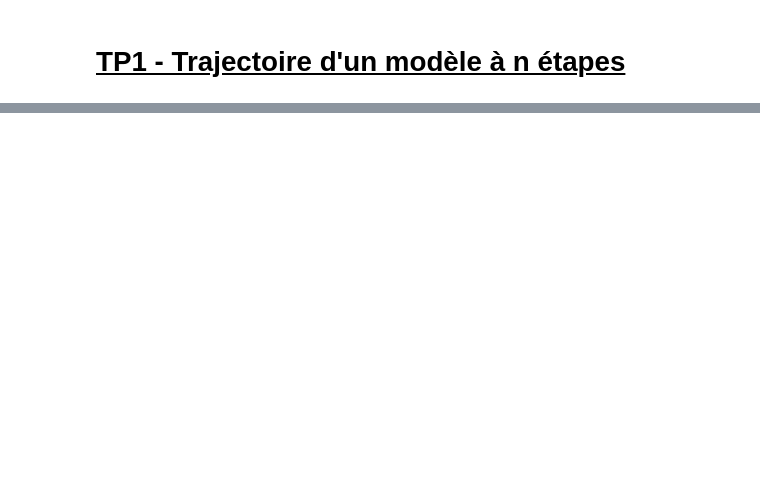
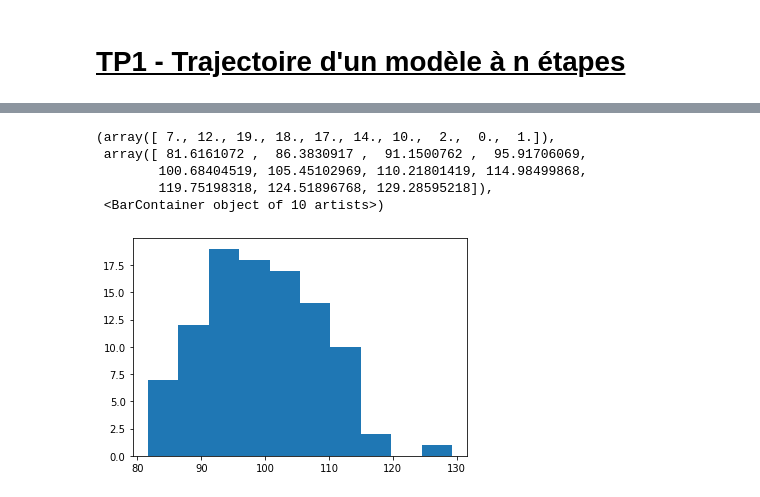
Before and after one commit to E-Isnard/Polytech, a Jupyter notebook: Finance/TP1_MMDFA.ipynb, the cells around one changed output, grey strips where cells are left out. Cells and saved outputs as stored; diff of their text form; code cells hidden in the pictures; blank space fills up the shorter version.

```diff
--- a/Finance/TP1_MMDFA.ipynb
+++ b/Finance/TP1_MMDFA.ipynb
@@ -66,10 +66,10 @@ plt.show()
 # trajectoires aléatoires sur cet arbre
 M = 100 # nb de trajectoires
 p = 0.6 # paramètre Bernoulli
-A = ???????(1, p, (n,M)) # tirages aléatoires de M trajectoires de n étapes
-J = ???????(A,axis=0) # nombre de up cumulatif
+A = np.random.binomial(1,p,(n,M)) # tirages aléatoires de M trajectoires de n étapes
+J = np.cumsum(A,axis=0) # nombre de up cumulatif
 P = np.zeros((n+1,M)) # matrice des prix correspondants
 for m in range(M):
-    P[0,m] = ??
+    P[0,m] = S0
     for i in range(n):
-        P[i+1,m] = ??
+        P[i+1,m] = S[i+1,J[i,m]]
@@ -81,4 +81,11 @@ plt.show()
 # %%
 # histogramme des prix finaux
 nclass = int(np.sqrt(M))
-??????(P[n,:])
+plt.hist(P[n,:])
+# %% [output]
+(array([ 7., 12., 19., 18., 17., 14., 10.,  2.,  0.,  1.]),
+ array([ 81.6161072 ,  86.3830917 ,  91.1500762 ,  95.91706069,
+        100.68404519, 105.45102969, 110.21801419, 114.98499868,
+        119.75198318, 124.51896768, 129.28595218]),
+ <BarContainer object of 10 artists>)
+[figure, added]
```
Also changed, not shown: parts of 5 cells of this notebook, 1 other file.
